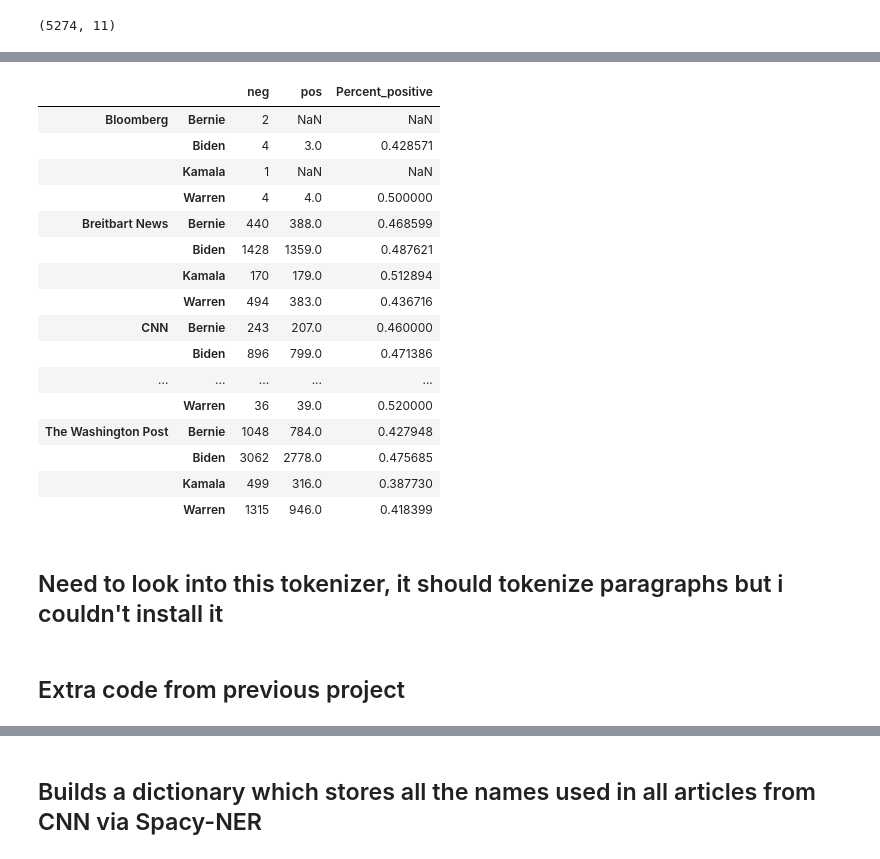
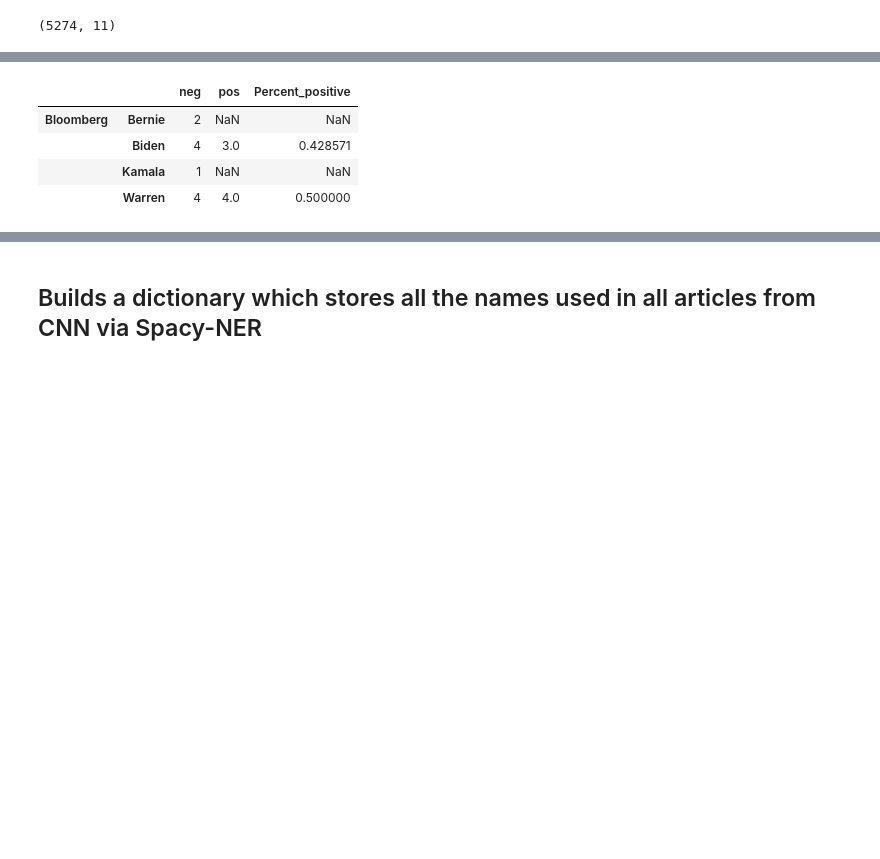
Before and after one commit to mburke65/Data_698_Final, a Jupyter notebook: code/naive_sent_analysis.ipynb, the cells around one changed output, grey strips where cells are left out. Saved outputs shown, nothing was run; the diff lists cells and outputs as text; code cells hidden in the pictures; blank space fills up the shorter version.

```diff
--- a/code/naive_sent_analysis.ipynb
+++ b/code/naive_sent_analysis.ipynb
@@ -243,28 +357,15 @@ for i, publisher in enumerate(pubnames):
 # %%
-new_df2= pd.DataFrame.from_dict({(i,j): all_publishers2[i][j]
-                           for i in all_publishers2.keys()
-                           for j in all_publishers2[i].keys()},
-                       orient='index')
 
-new_df2['Percent_positive'] =   new_df2['pos']/(new_df2['pos']+new_df2['neg'])
-new_df2
+# new_df2= pd.DataFrame.from_dict({(i,j): all_publishers2[i][j]
+#                            for i in all_publishers2.keys()
+#                            for j in all_publishers2[i].keys()},
+#                        orient='index')
+
+# new_df2['Percent_positive'] =   new_df2['pos']/(new_df2['pos']+new_df2['neg'])
+# new_df2
 # %% [output]
 |  |  | neg | pos | Percent_positive |
 | Bloomberg | Bernie | 2 | NaN | NaN |
 |  | Biden | 4 | 3.0 | 0.428571 |
 |  | Kamala | 1 | NaN | NaN |
 |  | Warren | 4 | 4.0 | 0.500000 |
-| Breitbart News | Bernie | 440 | 388.0 | 0.468599 |
-|  | Biden | 1428 | 1359.0 | 0.487621 |
-|  | Kamala | 170 | 179.0 | 0.512894 |
-|  | Warren | 494 | 383.0 | 0.436716 |
-| CNN | Bernie | 243 | 207.0 | 0.460000 |
-|  | Biden | 896 | 799.0 | 0.471386 |
-| ... | ... | ... | ... | ... |
-|  | Warren | 36 | 39.0 | 0.520000 |
-| The Washington Post | Bernie | 1048 | 784.0 | 0.427948 |
-|  | Biden | 3062 | 2778.0 | 0.475685 |
-|  | Kamala | 499 | 316.0 | 0.387730 |
-|  | Warren | 1315 | 946.0 | 0.418399 |
-# %% [markdown]
-## Need to look into this tokenizer, it should tokenize paragraphs but i couldn't install it
@@ -275,2 +371,0 @@ new_df2
-# %% [markdown]
-## Extra code from previous project
```
Also changed, not shown: parts of 40 cells of this notebook.
